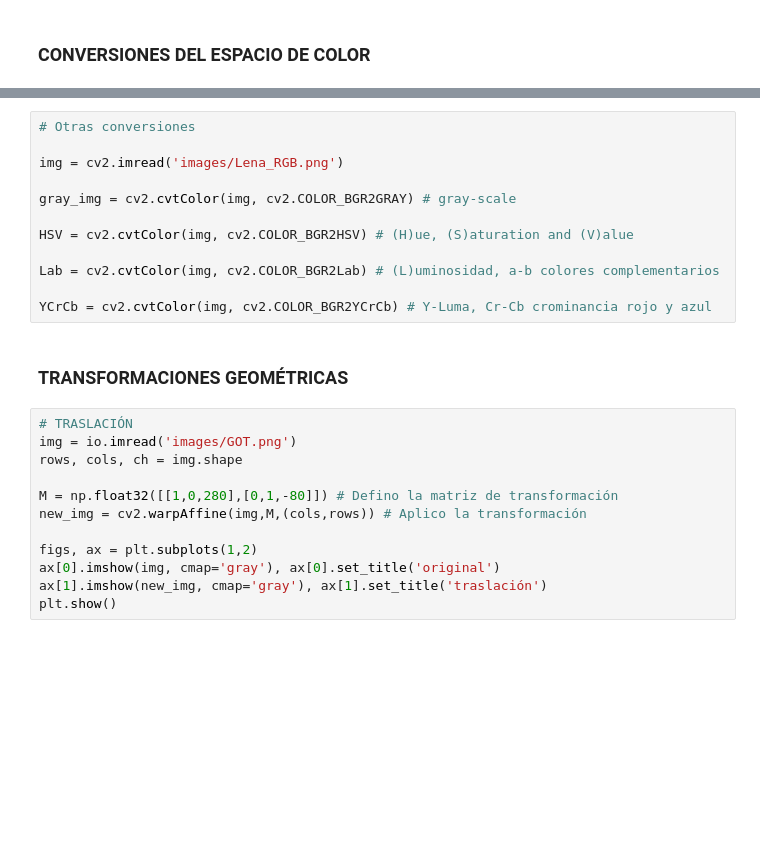
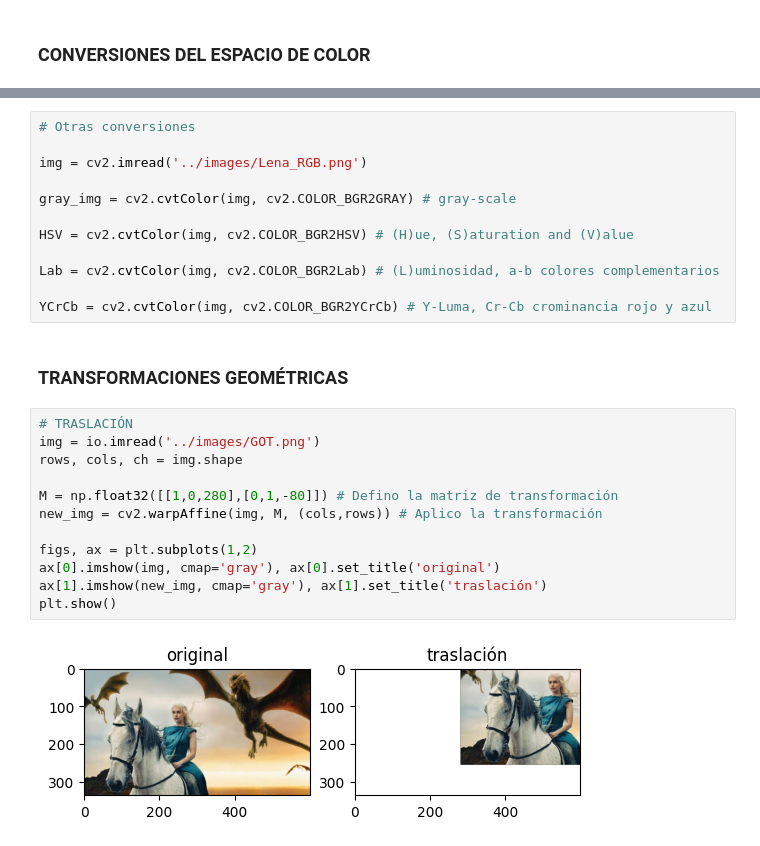
Before and after one commit to JoseJesusLaCasaNieto/Supervised_Learning, a Jupyter notebook: Tema 3/3_2_2_transformaciones.ipynb, the cells around one changed output, grey strips where cells are left out. Drawn from its saved outputs; the diff is of its cells as text; blank space fills up the shorter version.

```diff
--- a/Tema 3/3_2_2_transformaciones.ipynb
+++ b/Tema 3/3_2_2_transformaciones.ipynb
@@ -108,7 +110,7 @@ plt.show()
 # %%
 # Otras conversiones
 
-img = cv2.imread('images/Lena_RGB.png')
+img = cv2.imread('../images/Lena_RGB.png')
 
 gray_img = cv2.cvtColor(img, cv2.COLOR_BGR2GRAY) # gray-scale
 
@@ -121,15 +123,17 @@ YCrCb = cv2.cvtColor(img, cv2.COLOR_BGR2YCrCb) # Y-Luma, Cr-Cb crominancia rojo
 ### TRANSFORMACIONES GEOMÉTRICAS
 # %%
 # TRASLACIÓN
-img = io.imread('images/GOT.png')
+img = io.imread('../images/GOT.png')
 rows, cols, ch = img.shape
 
 M = np.float32([[1,0,280],[0,1,-80]]) # Defino la matriz de transformación
-new_img = cv2.warpAffine(img,M,(cols,rows)) # Aplico la transformación
+new_img = cv2.warpAffine(img, M, (cols,rows)) # Aplico la transformación
 
 figs, ax = plt.subplots(1,2)
 ax[0].imshow(img, cmap='gray'), ax[0].set_title('original')
 ax[1].imshow(new_img, cmap='gray'), ax[1].set_title('traslación')
 plt.show()
+# %% [output]
+[figure, added]
 # %%
 # CROPPING
```
Also changed, not shown: parts of 5 cells of this notebook.
